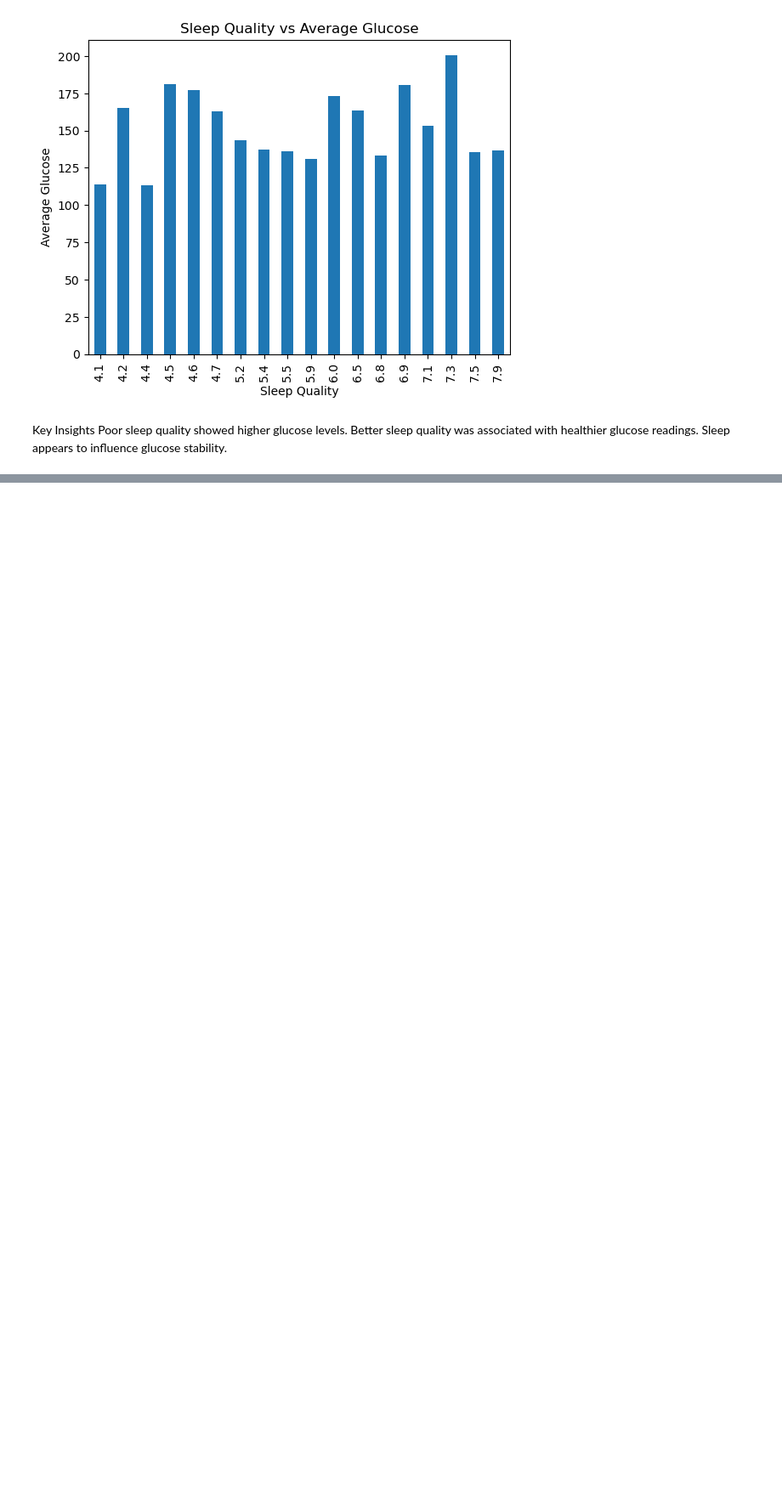
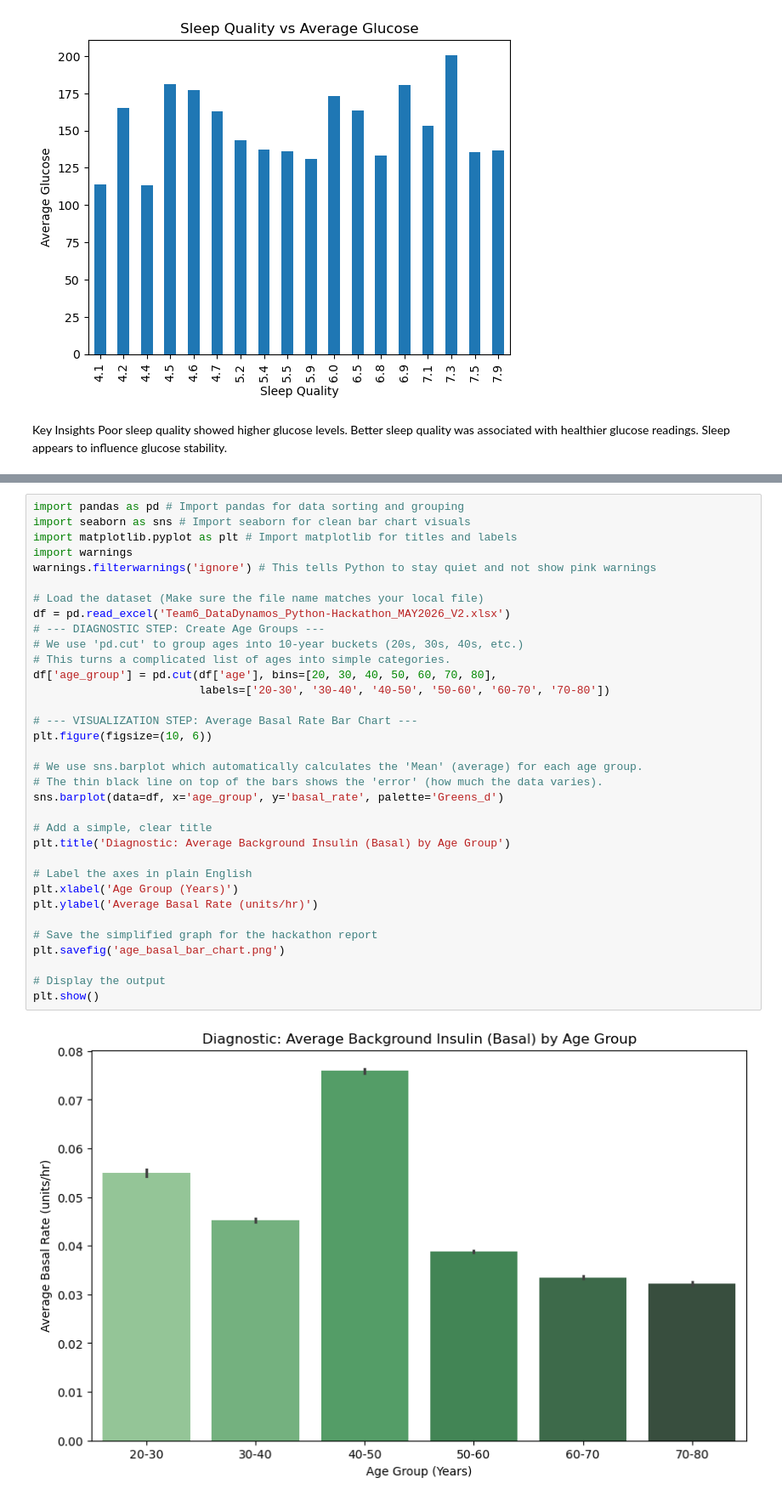
Before and after one commit to PoojaBELURE1724/Team6_DataDynamos_Python-Hackathon_MAY-2026, a Jupyter notebook: Team6_DataDynamos_category3.PrescriptiveAnalysis.ipynb, the cells around one changed output, grey strips where cells are left out. Shown at 85% size. Cells and saved outputs as stored; diff of their text form; blank space fills up the shorter version.

```diff
--- a/Team6_DataDynamos_category3.PrescriptiveAnalysis.ipynb
+++ b/Team6_DataDynamos_category3.PrescriptiveAnalysis.ipynb
@@ -525,0 +681,36 @@ Sleep appears to influence glucose stability.
+# %%
+import pandas as pd # Import pandas for data sorting and grouping
+import seaborn as sns # Import seaborn for clean bar chart visuals
+import matplotlib.pyplot as plt # Import matplotlib for titles and labels
+import warnings
+warnings.filterwarnings('ignore') # This tells Python to stay quiet and not show pink warnings
+
+# Load the dataset (Make sure the file name matches your local file)
+df = pd.read_excel('Team6_DataDynamos_Python-Hackathon_MAY2026_V2.xlsx')
+# --- DIAGNOSTIC STEP: Create Age Groups ---
+# We use 'pd.cut' to group ages into 10-year buckets (20s, 30s, 40s, etc.)
+# This turns a complicated list of ages into simple categories.
+df['age_group'] = pd.cut(df['age'], bins=[20, 30, 40, 50, 60, 70, 80],
+                         labels=['20-30', '30-40', '40-50', '50-60', '60-70', '70-80'])
+
+# --- VISUALIZATION STEP: Average Basal Rate Bar Chart ---
+plt.figure(figsize=(10, 6))
+
+# We use sns.barplot which automatically calculates the 'Mean' (average) for each age group.
+# The thin black line on top of the bars shows the 'error' (how much the data varies).
+sns.barplot(data=df, x='age_group', y='basal_rate', palette='Greens_d')
+
+# Add a simple, clear title
+plt.title('Diagnostic: Average Background Insulin (Basal) by Age Group')
+
+# Label the axes in plain English
+plt.xlabel('Age Group (Years)')
+plt.ylabel('Average Basal Rate (units/hr)')
+
+# Save the simplified graph for the hackathon report
+plt.savefig('age_basal_bar_chart.png')
+
+# Display the output
+plt.show()
+# %% [output]
+[figure, added]
```
Also changed, not shown: parts of 21 cells of this notebook.
